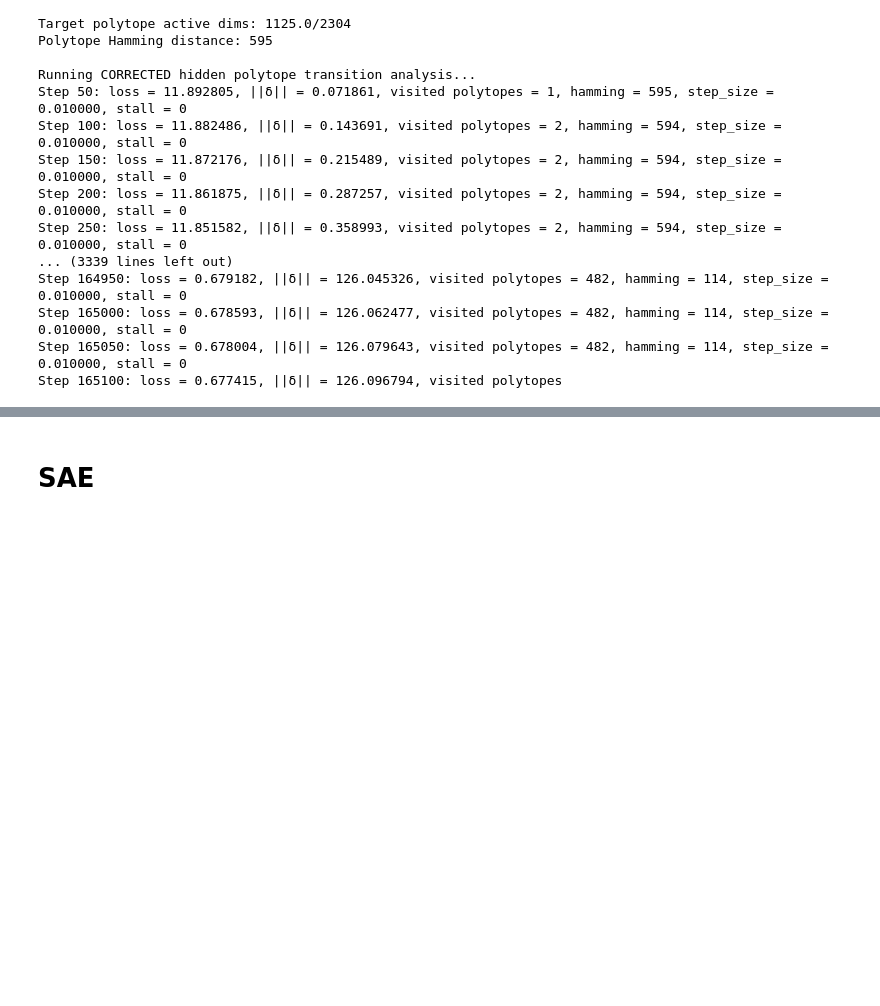
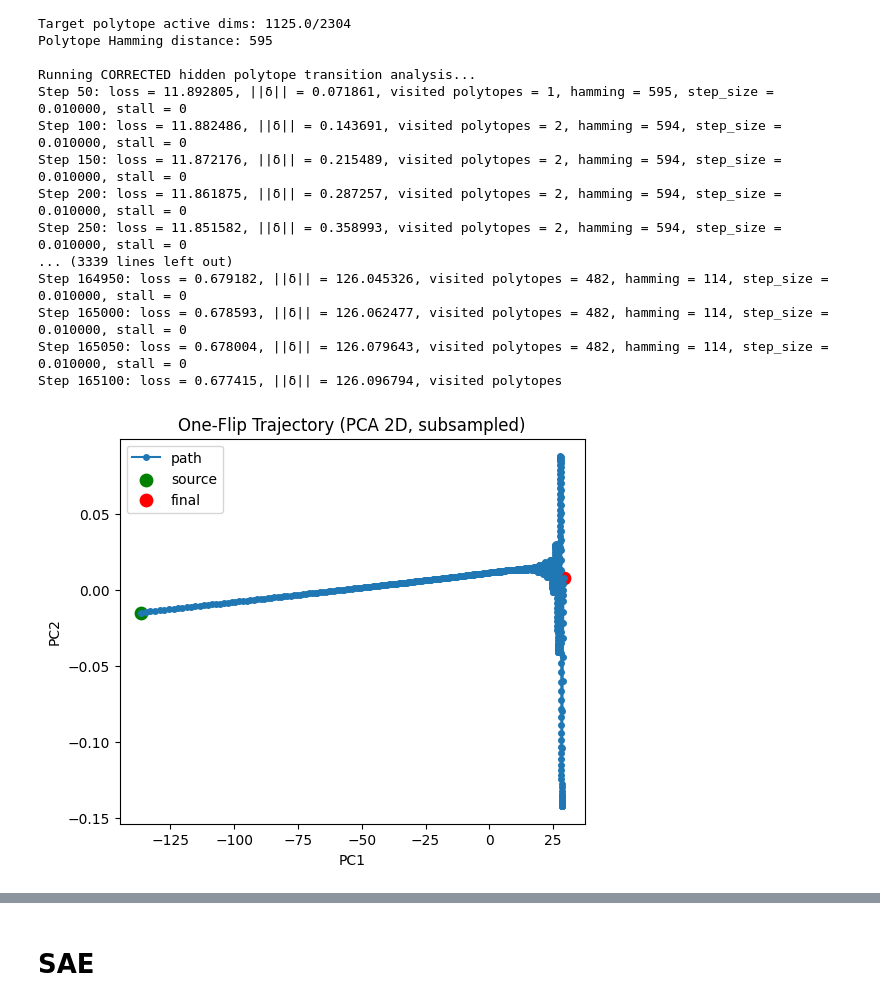
Before and after one commit to phusroyal/SAE_robustness_rep, a Jupyter notebook: boundary_crossing.ipynb, the cells around one changed output, grey strips where cells are left out. Saved outputs shown, nothing was run; the diff lists cells and outputs as text; code cells hidden in the pictures; blank space fills up the shorter version.

Commit message:
boundary crossing one flip on sae, plots trajectory

```diff
--- a/boundary_crossing.ipynb
+++ b/boundary_crossing.ipynb
@@ -1252,3 +338,94 @@ Step 164950: loss = 0.679182, ||δ|| = 126.045326, visited polytopes = 482, hamm
 Step 165000: loss = 0.678593, ||δ|| = 126.062477, visited polytopes = 482, hamming = 114, step_size = 0.010000, stall = 0
 Step 165050: loss = 0.678004, ||δ|| = 126.079643, visited polytopes = 482, hamming = 114, step_size = 0.010000, stall = 0
 Step 165100: loss = 0.677415, ||δ|| = 126.096794, visited polytopes
+# %%
+import numpy as np
+import matplotlib.pyplot as plt
+
+def visualize_oneflip_trajectory(source_hidden, result, n_components=2, max_points=500):
+    """
+    PCA-based 2D trajectory plot for the one-flip optimization, with subsampling.
+    """
+    source_np = source_hidden.detach().cpu().numpy()
+    # Stack deltas and subsample
+    deltas = np.stack([d.detach().cpu().numpy() for d in result['trajectory']])
+    N, D = deltas.shape
+    if N > max_points:
+        idxs = np.linspace(0, N-1, max_points, dtype=int)
+        deltas_sub = deltas[idxs]
+    else:
+        idxs = np.arange(N)
+        deltas_sub = deltas
+
+    # Reconstruct corresponding hidden states
+    hidden_sub = deltas_sub + source_np[None, :]
+    end_np = source_np + result['perturbation'].detach().cpu().numpy()
+
+    # Build PCA dataset on subsample + endpoints
+    all_states = np.vstack([source_np, hidden_sub, end_np])
+    mean = all_states.mean(axis=0)
+    centered = all_states - mean
+    # SVD for PCA
+    U, S, Vt = np.linalg.svd(centered, full_matrices=False)
+    comps = Vt[:n_components]
+    coords = centered.dot(comps.T)
+
+    # Plot trajectory
+    plt.figure(figsize=(6,5))
+    plt.plot(coords[1:-1,0], coords[1:-1,1], '-o', ms=4, label='path')
+    plt.scatter(coords[0,0], coords[0,1], c='green', s=80, label='source')
+    plt.scatter(coords[-1,0], coords[-1,1], c='red', s=80, label='final')
+    plt.xlabel('PC1')
+    plt.ylabel('PC2')
+    plt.title('One-Flip Trajectory (PCA 2D, subsampled)')
+    plt.legend()
+    plt.show()
+
+def visualize_step_distances(source_hidden, result, max_points=500):
+    """
+    Plot step index vs. L2 norm of delta, colored by the polytope visited, with subsampling.
+    """
+    source_np = source_hidden.detach().cpu().numpy()
+    deltas = np.stack([d.detach().cpu().numpy() for d in result['trajectory']])
+    N, _ = deltas.shape
+
+    # Compute norms for all steps
+    norms = np.linalg.norm(deltas, axis=1)
+    steps = np.arange(1, N+1)
+
+    # Determine polytope IDs
+    supports = (deltas + source_np[None, :] > 0).astype(int)
+    # encode each support pattern as a unique integer via hashing
+    hashes = np.array([hash(s.tobytes()) for s in supports])
+    # map to small consecutive IDs
+    unique, inverse = np.unique(hashes, return_inverse=True)
+    poly_ids = inverse
+
+    # Subsample for plotting
+    if N > max_points:
+        idxs = np.linspace(0, N-1, max_points, dtype=int)
+        steps_sub = steps[idxs]
+        norms_sub = norms[idxs]
+        poly_ids_sub = poly_ids[idxs]
+    else:
+        steps_sub = steps
+        norms_sub = norms
+        poly_ids_sub = poly_ids
+
+    # Scatter + line
+    plt.figure(figsize=(8,4))
+    sc = plt.scatter(steps_sub, norms_sub, c=poly_ids_sub, cmap='tab20', s=20)
+    plt.plot(steps_sub, norms_sub, linestyle='-')
+    plt.xlabel('Optimization Step')
+    plt.ylabel('‖δ‖₂')
+    plt.title('Per-Step Perturbation Norm (Subsampled)')
+    plt.colorbar(sc, label='Polytope ID')
+    plt.grid(True)
+    plt.show()
+
+# === Usage ===
+# res = analyze_hidden_polytope_transition(source_hidden, target_hidden, verbose=True)
+visualize_oneflip_trajectory(source_hidden, result)
+visualize_step_distances(source_hidden, result)
+# %% [output]
+[figure, added]
```
Also changed, not shown: parts of 16 cells of this notebook, 3 other files.
